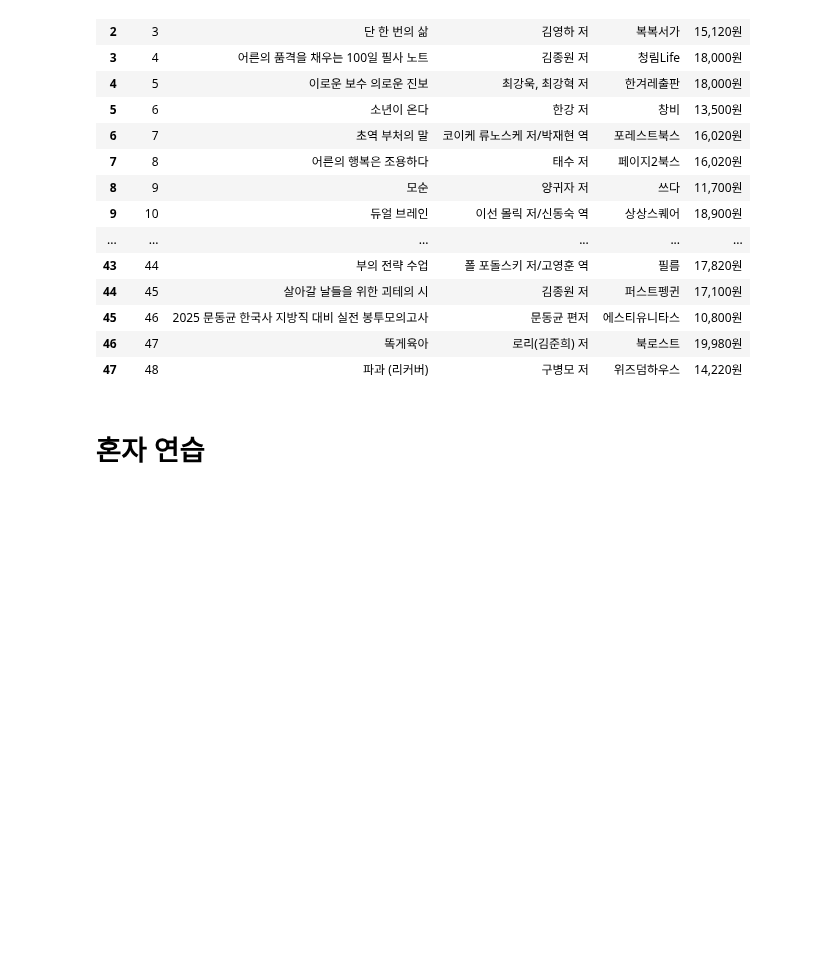
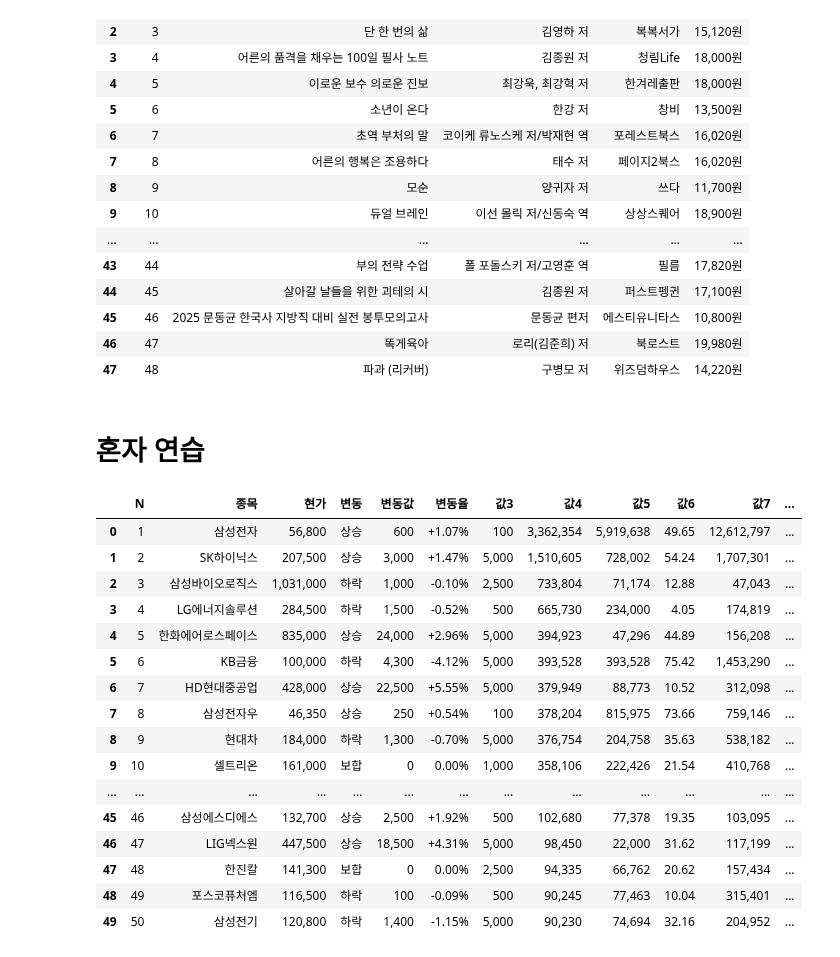
Before and after one commit to ksmindpks/ai_x, a Jupyter notebook: source/01_python/ch14_웹데이터수집1_정적_공공api.ipynb, the cells around one changed output. Cells and saved outputs as stored; diff of their text form; code cells hidden in the pictures; blank space fills up the shorter version.

```diff
--- a/source/01_python/ch14_웹데이터수집1_정적_공공api.ipynb
+++ b/source/01_python/ch14_웹데이터수집1_정적_공공api.ipynb
@@ -1484,12 +1484,55 @@ from urllib.request import urlopen
 from bs4 import BeautifulSoup
 import pandas as pd
 # %%
-    url = f'https://www.yes24.com/product/category/bestseller?categoryNumber=001&pageNumber={pageNumber}'
-    response = requests.get(url)
-    soup = BeautifulSoup(response.text, 'html.parser')
-    items = soup.find_all(class_='itemUnit')
-
-    for idx, item in enumerate(items):
-        rank = item.select_one('div > em').text
-        title = item.select_one('div.info_row.info_name > a.gd_name').text
-        authors = item.select('span.authPub.info_auth > a')
+pageN = 1
+url = f'https://finance.naver.com/sise/sise_market_sum.naver?sosok=0&page={pageN}'
+response = requests.get(url)
+soup = BeautifulSoup(response.text, 'html.parser')
+items = soup.select('tbody > tr')
+item_list = []
+for idx, item in enumerate(items):
+    if(item.select_one('td.no')):
+        no = item.select_one('td.no').text
+        title = item.select_one('a.tltle').text
+        price_vals = [e.text.strip() for e in item.select('td.number')]
+        if(price_vals[1].strip()=='보합0'):
+            temp=['보합',0]
+        else:
+            temp = [price_vals[1].split('\n')[0], price_vals[1].split('\n')[1].strip()]
+        price_vals[1] = temp
+        item_list.append({
+            'N':no,
+            '종목':title,
+            '현가':price_vals[0],
+            '변동':price_vals[1][0],
+            '변동값':price_vals[1][1],
+            '변동율':price_vals[2],
+            '값3':price_vals[3],
+            '값4':price_vals[4],
+            '값5':price_vals[5],
+            '값6':price_vals[6],
+            '값7':price_vals[7],
+            '값8':price_vals[8],
+            '값9':price_vals[9],
+        })
+df = pd.DataFrame(item_list)
+# df.to_csv('data/ch14_yes24.csv', index=False, encoding='cp949')
+df
+# %% [output]
+|  | N | 종목 | 현가 | 변동 | 변동값 | 변동율 | 값3 | 값4 | 값5 | 값6 | 값7 | ... |
+| 0 | 1 | 삼성전자 | 56,800 | 상승 | 600 | +1.07% | 100 | 3,362,354 | 5,919,638 | 49.65 | 12,612,797 | ... |
+| 1 | 2 | SK하이닉스 | 207,500 | 상승 | 3,000 | +1.47% | 5,000 | 1,510,605 | 728,002 | 54.24 | 1,707,301 | ... |
+| 2 | 3 | 삼성바이오로직스 | 1,031,000 | 하락 | 1,000 | -0.10% | 2,500 | 733,804 | 71,174 | 12.88 | 47,043 | ... |
+| 3 | 4 | LG에너지솔루션 | 284,500 | 하락 | 1,500 | -0.52% | 500 | 665,730 | 234,000 | 4.05 | 174,819 | ... |
+| 4 | 5 | 한화에어로스페이스 | 835,000 | 상승 | 24,000 | +2.96% | 5,000 | 394,923 | 47,296 | 44.89 | 156,208 | ... |
+| 5 | 6 | KB금융 | 100,000 | 하락 | 4,300 | -4.12% | 5,000 | 393,528 | 393,528 | 75.42 | 1,453,290 | ... |
+| 6 | 7 | HD현대중공업 | 428,000 | 상승 | 22,500 | +5.55% | 5,000 | 379,949 | 88,773 | 10.52 | 312,098 | ... |
+| 7 | 8 | 삼성전자우 | 46,350 | 상승 | 250 | +0.54% | 100 | 378,204 | 815,975 | 73.66 | 759,146 | ... |
+| 8 | 9 | 현대차 | 184,000 | 하락 | 1,300 | -0.70% | 5,000 | 376,754 | 204,758 | 35.63 | 538,182 | ... |
+| 9 | 10 | 셀트리온 | 161,000 | 보합 | 0 | 0.00% | 1,000 | 358,106 | 222,426 | 21.54 | 410,768 | ... |
+| ... | ... | ... | ... | ... | ... | ... | ... | ... | ... | ... | ... | ... |
+| 45 | 46 | 삼성에스디에스 | 132,700 | 상승 | 2,500 | +1.92% | 500 | 102,680 | 77,378 | 19.35 | 103,095 | ... |
+| 46 | 47 | LIG넥스원 | 447,500 | 상승 | 18,500 | +4.31% | 5,000 | 98,450 | 22,000 | 31.62 | 117,199 | ... |
+| 47 | 48 | 한진칼 | 141,300 | 보합 | 0 | 0.00% | 2,500 | 94,335 | 66,762 | 20.62 | 157,434 | ... |
+| 48 | 49 | 포스코퓨처엠 | 116,500 | 하락 | 100 | -0.09% | 500 | 90,245 | 77,463 | 10.04 | 315,401 | ... |
+| 49 | 50 | 삼성전기 | 120,800 | 하락 | 1,400 | -1.15% | 5,000 | 90,230 | 74,694 | 32.16 | 204,952 | ... |
```
Also changed, not shown: 8 other files.
